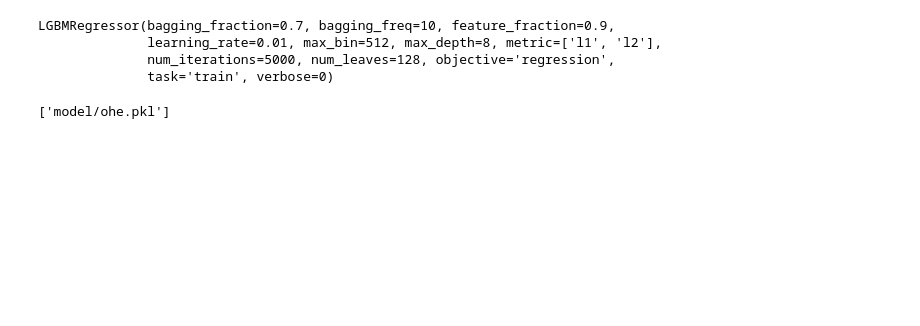
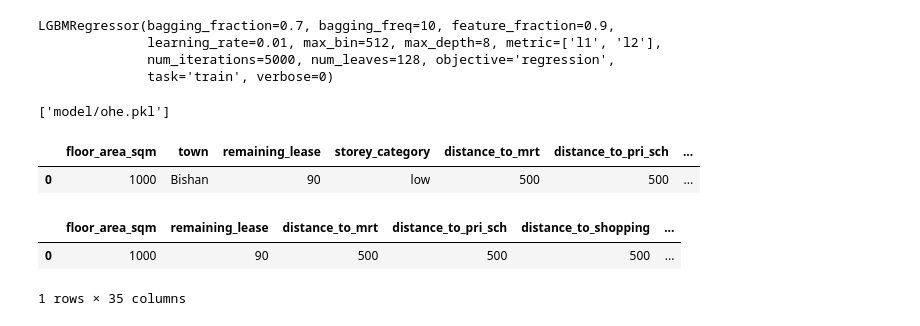
Before and after one commit to xdsyndrome/pricedeploy, a Jupyter notebook: simple_model.ipynb, the cells around one changed output. Saved outputs shown, nothing was run; the diff lists cells and outputs as text; code cells hidden in the pictures; blank space fills up the shorter version.

```diff
--- a/simple_model.ipynb
+++ b/simple_model.ipynb
@@ -73,3 +73,10 @@ joblib.dump(lgbm, "model/model.pkl")
 joblib.dump(ohe, "model/ohe.pkl")
 # %% [output]
 ['model/ohe.pkl']
+# %%
+json = '{"floor_area_sqm": 1000, "town": "Bishan", "remaining_lease": 90, "storey_category": "low", "distance_to_mrt": 500, "distance_to_pri_sch": 500, "distance_to_shopping": 500}'
+df_t = pd.DataFrame(eval(json), index=[0])
+df_t
+# %% [output]
+|  | floor_area_sqm | town | remaining_lease | storey_category | distance_to_mrt | distance_to_pri_sch | ... |
+| 0 | 1000 | Bishan | 90 | low | 500 | 500 | ... |
@@ -75,0 +88,6 @@ joblib.dump(ohe, "model/ohe.pkl")
+# %%
+df_t
+# %% [output]
+|  | floor_area_sqm | remaining_lease | distance_to_mrt | distance_to_pri_sch | distance_to_shopping | ... |
+| 0 | 1000 | 90 | 500 | 500 | 500 | ... |
+1 rows × 35 columns
```
Also changed, not shown: parts of 1 cell of this notebook, 3 other files.
